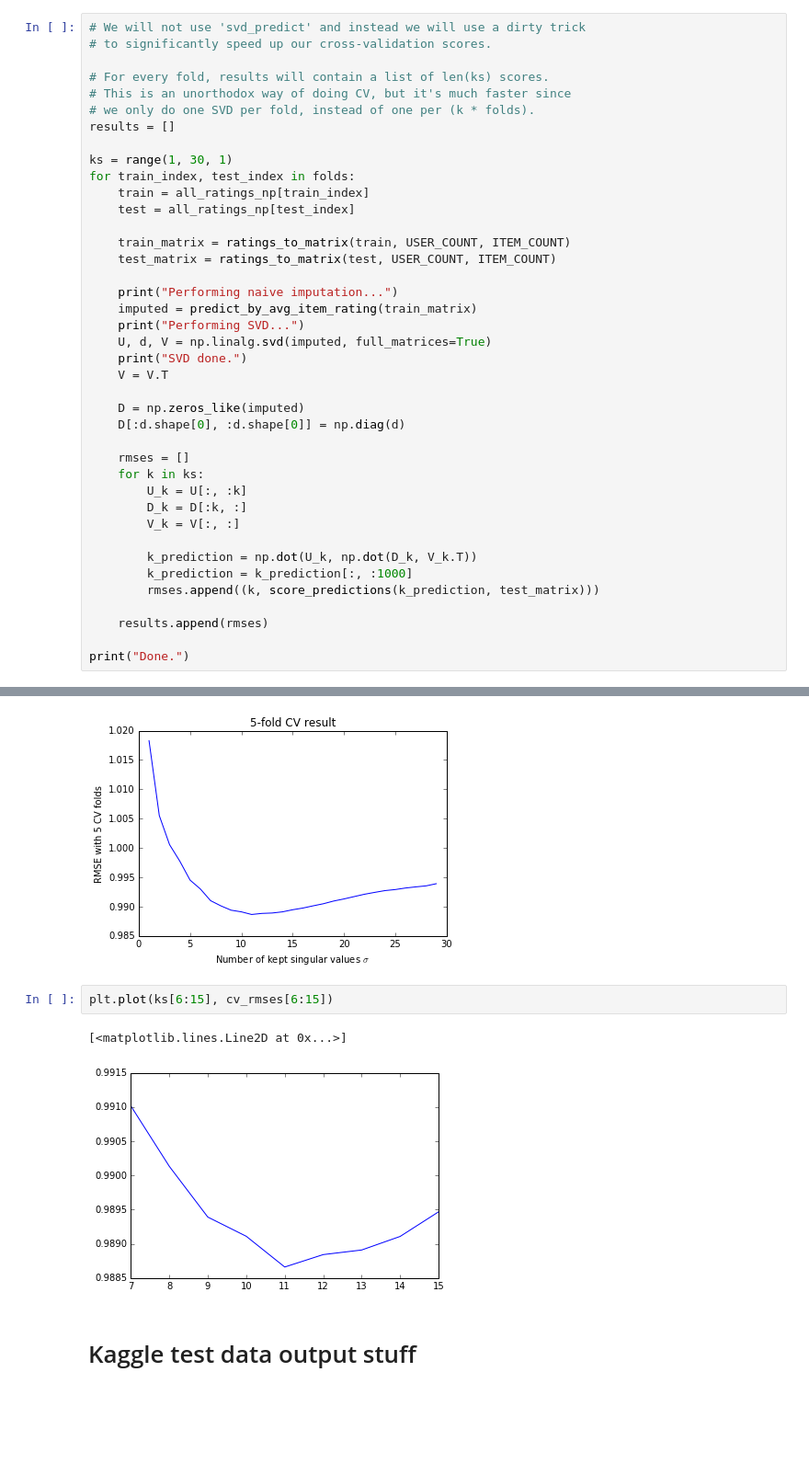
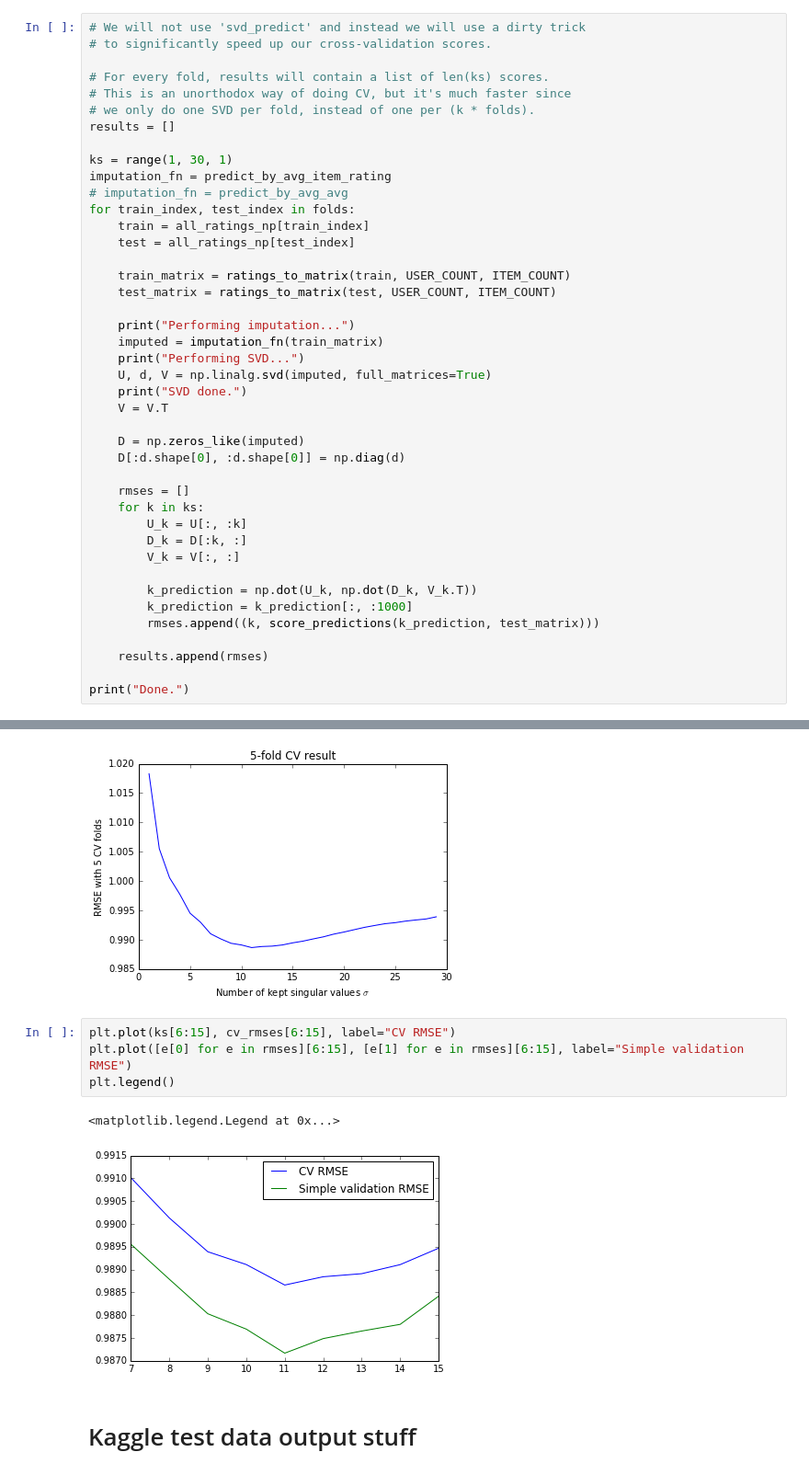
Before and after one commit to AndreiBarsan/cil-exercises, a Jupyter notebook: cil-collaborative-filtering.ipynb, the cells around one changed output, grey strips where cells are left out. Shown at 92% size. Cells and saved outputs as stored; diff of their text form; blank space fills up the shorter version.

Commit message:
Worked a lot on improving imputation.

```diff
--- a/cil-collaborative-filtering.ipynb
+++ b/cil-collaborative-filtering.ipynb
@@ -358,6 +439,8 @@ all_ratings_np.shape
 results = []
 
 ks = range(1, 30, 1)
+imputation_fn = predict_by_avg_item_rating
+# imputation_fn = predict_by_avg_avg
 for train_index, test_index in folds:
     train = all_ratings_np[train_index]
     test = all_ratings_np[test_index]
@@ -365,8 +448,8 @@ for train_index, test_index in folds:
     train_matrix = ratings_to_matrix(train, USER_COUNT, ITEM_COUNT)
     test_matrix = ratings_to_matrix(test, USER_COUNT, ITEM_COUNT)
 
-    print("Performing naive imputation...")
-    imputed = predict_by_avg_item_rating(train_matrix)
+    print("Performing imputation...")
+    imputed = imputation_fn(train_matrix)
     print("Performing SVD...")
     U, d, V = np.linalg.svd(imputed, full_matrices=True)
     print("SVD done.")
@@ -423,11 +506,13 @@ plt.title("%d-fold CV result" % CV_FOLDS)
 # %% [output]
 <matplotlib.text.Text at 0x...>
 [figure]
-# %%
-plt.plot(ks[6:15], cv_rmses[6:15])
-# %% [output]
-[<matplotlib.lines.Line2D at 0x...>]
-[figure, removed]
+# %%
+plt.plot(ks[6:15], cv_rmses[6:15], label="CV RMSE")
+plt.plot([e[0] for e in rmses][6:15], [e[1] for e in rmses][6:15], label="Simple validation RMSE")
+plt.legend()
+# %% [output]
+<matplotlib.legend.Legend at 0x...>
+[figure, added]
 # %% [markdown]
 # Kaggle test data output stuff
 # %%
```
Also changed, not shown: parts of 14 cells of this notebook.
